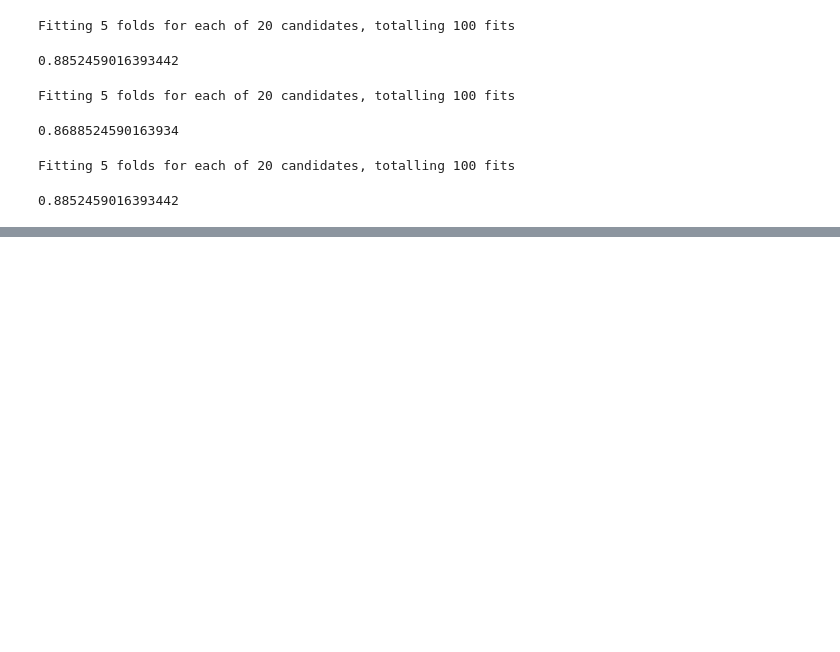
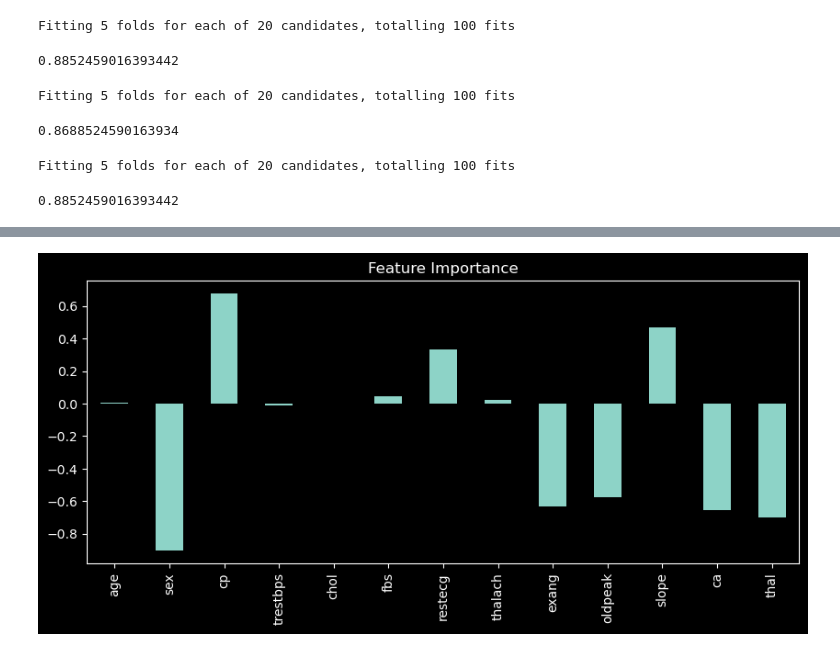
Before and after one commit to Afreda323/predicting-heart-disease, a Jupyter notebook: heart_disease.ipynb, the cells around one changed output, grey strips where cells are left out. Drawn from its saved outputs; the diff is of its cells as text; code cells hidden in the pictures; blank space fills up the shorter version.

```diff
--- a/heart_disease.ipynb
+++ b/heart_disease.ipynb
@@ -312,0 +331,7 @@ Fitting 5 folds for each of 20 candidates, totalling 100 fits
+# %%
+pd.DataFrame(
+    dict(zip(df.columns, list(clf.coef_[0]))),
+    index=[0]
+).T.plot(kind="bar", legend=False, title="Feature Importance", figsize=(10,4));
+# %% [output]
+[figure, added]
```
Also changed, not shown: parts of 4 cells of this notebook.
